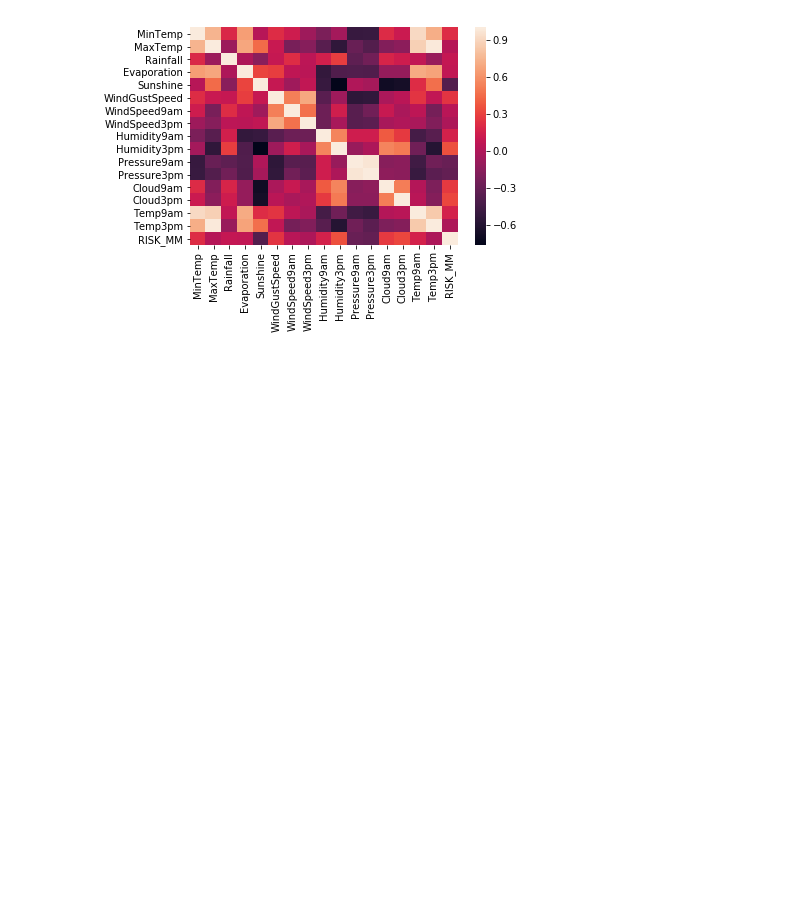
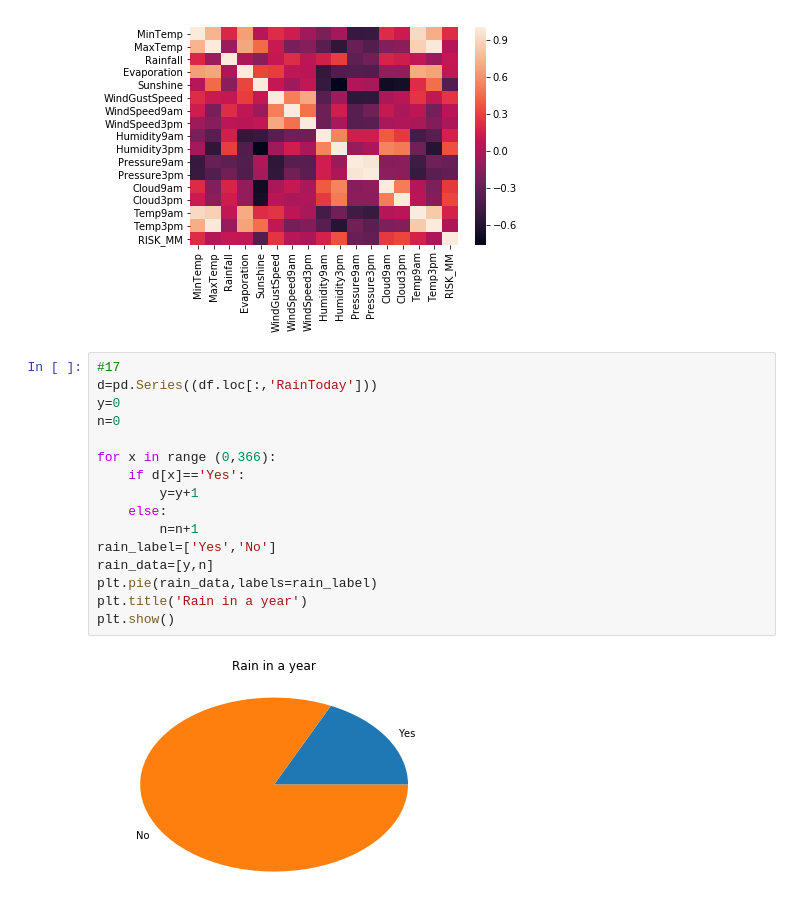
Before and after one commit to ansh-arora/ml-assignments, a Jupyter notebook: assignment_6.ipynb, the cells around one changed output. Drawn from its saved outputs; the diff is of its cells as text; blank space fills up the shorter version.

Commit message:
visualization

```diff
--- a/assignment_6.ipynb
+++ b/assignment_6.ipynb
@@ -112,3 +121,21 @@ sns.heatmap(c)
 # %% [output]
 <matplotlib.axes._subplots.AxesSubplot at 0x...>
 [figure]
+# %%
+#17
+d=pd.Series((df.loc[:,'RainToday']))
+y=0
+n=0
+
+for x in range (0,366):
+    if d[x]=='Yes':
+        y=y+1
+    else:
+        n=n+1
+rain_label=['Yes','No']
+rain_data=[y,n]
+plt.pie(rain_data,labels=rain_label)
+plt.title('Rain in a year')
+plt.show()
+# %% [output]
+[figure, added]
```
Also changed, not shown: parts of 3 cells of this notebook.
